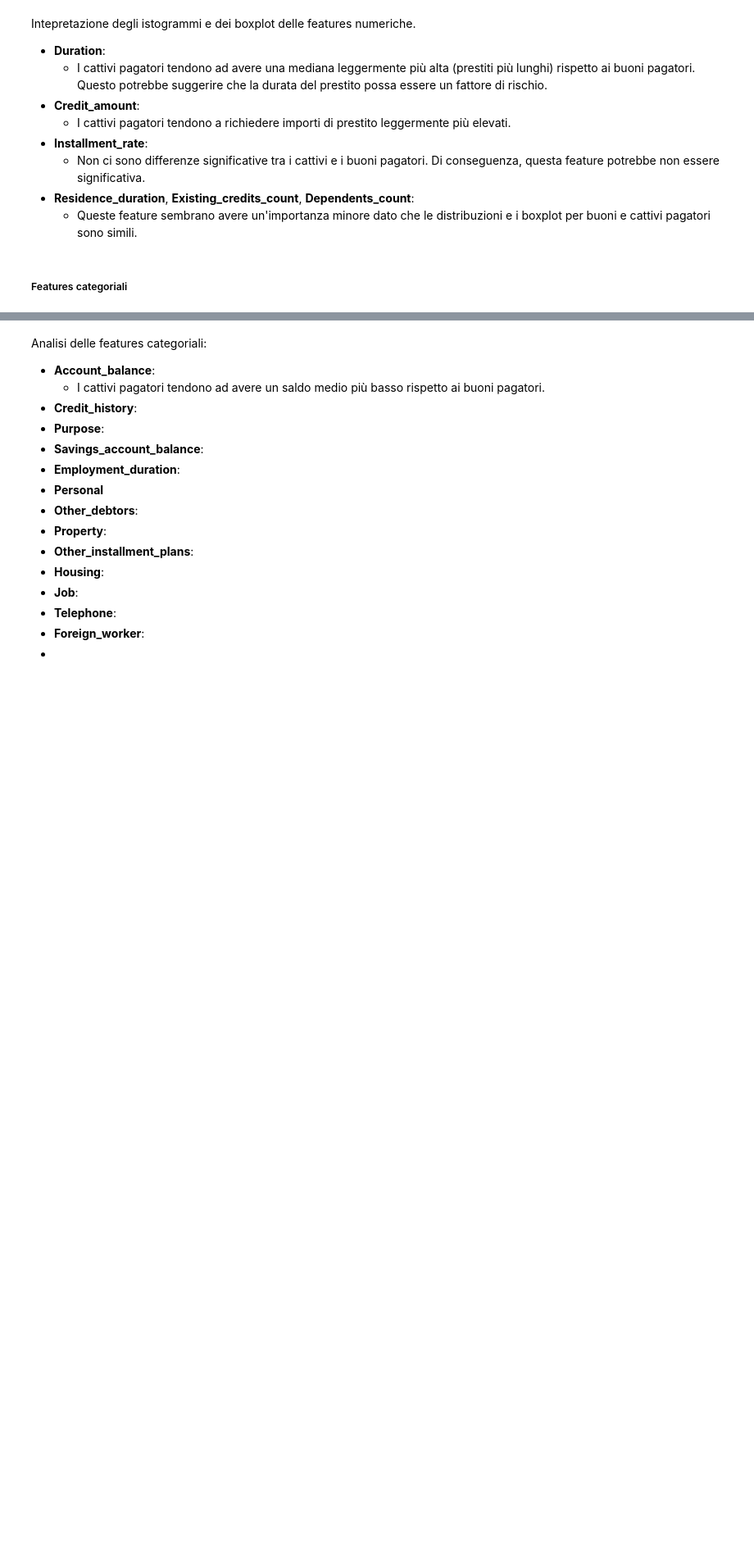
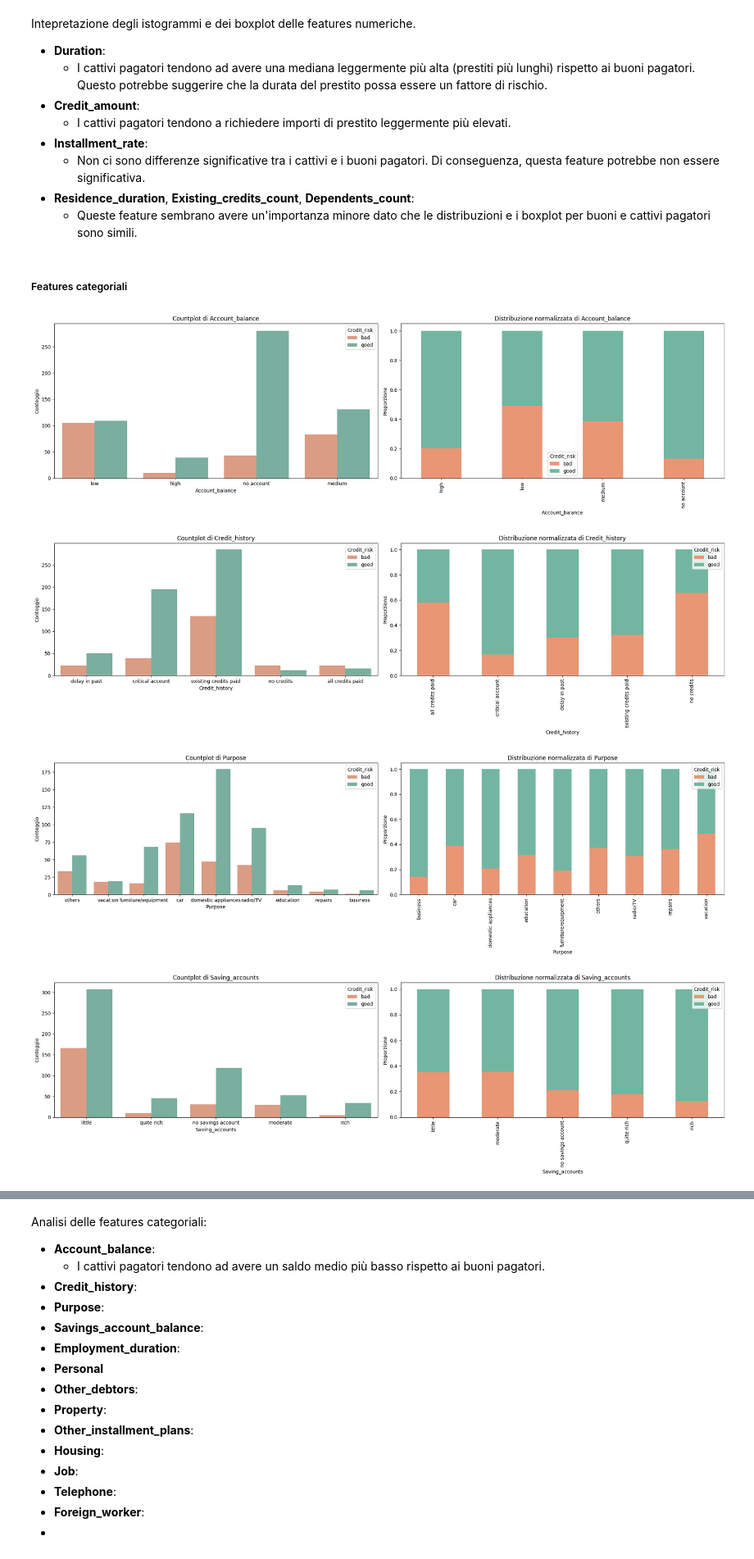
Before and after one commit to hidemet/mldm-credit-card-risk, a Jupyter notebook: myCopy_ProgettoMLDM_Dumas_Rossini.ipynb, the cells around one changed output, grey strips where cells are left out. Shown at 82% size. Saved outputs shown, nothing was run; the diff lists cells and outputs as text; code cells hidden in the pictures; blank space fills up the shorter version.

```diff
--- a/myCopy_ProgettoMLDM_Dumas_Rossini.ipynb
+++ b/myCopy_ProgettoMLDM_Dumas_Rossini.ipynb
@@ -333,0 +290,18 @@ plt.show()
+# %%
+import pandas as pd
+from sklearn.preprocessing import LabelEncoder, OneHotEncoder
+
+# Supponiamo che 'data_copy' sia il tuo DataFrame e 'categorial_cols' sia la lista delle colonne categoriali
+
+# Label Encoding
+label_encoders = {}
+for col in categorial_cols:
+    le = LabelEncoder()
+    data_copy[col] = le.fit_transform(data_copy[col])
+    label_encoders[col] = le
+
+# One-Hot Encoding
+data_copy = pd.get_dummies(data_copy, columns=categorial_cols, drop_first=True)
+
+# Visualizza i primi 5 record per verificare la conversione
+print(data_copy.head())
@@ -347,22 +339,27 @@ Intepretazione degli istogrammi e dei boxplot delle features numeriche.
 # %%
 # --- Visualizzazione per le feature categoriali (senza boxplot) ---
 for feature in categorial_cols:
     fig, axes = plt.subplots(1, 2, figsize=(20, 6))
 
     # 1. Countplot: Frequenza assoluta per ciascuna categoria con separazione per Credit_risk
-    sns.countplot(data=data_copy, x=feature, hue='Credit_risk', palette="Set2", ax=axes[0])
+    sns.countplot(data=data_copy, x=feature, hue='Credit_risk', palette=['#e99675','#72b6a1'], ax=axes[0])
     axes[0].set_title(f'Countplot di {feature}')
     axes[0].set_xlabel(feature)
     axes[0].set_ylabel('Conteggio')
 
     # 2. Bar plot della distribuzione normalizzata
     dist = data_copy.groupby(feature)['Credit_risk'].value_counts(normalize=True).unstack().fillna(0)
     dist = dist.reindex(sorted(dist.index))
     dist.plot(kind='bar', stacked=True, color=['#e99675','#72b6a1'], ax=axes[1])
     axes[1].set_xlabel(feature)
     axes[1].set_ylabel('Proporzione')
     axes[1].legend(title='Credit_risk', labels=['bad', 'good'])
     axes[1].set_title(f'Distribuzione normalizzata di {feature}')
 
     plt.tight_layout()
     plt.show()
+# %% [output]
+[figure, added]
+[figure, added]
+[figure, added]
+[figure, added]
```
Also changed, not shown: parts of 9 cells of this notebook.
